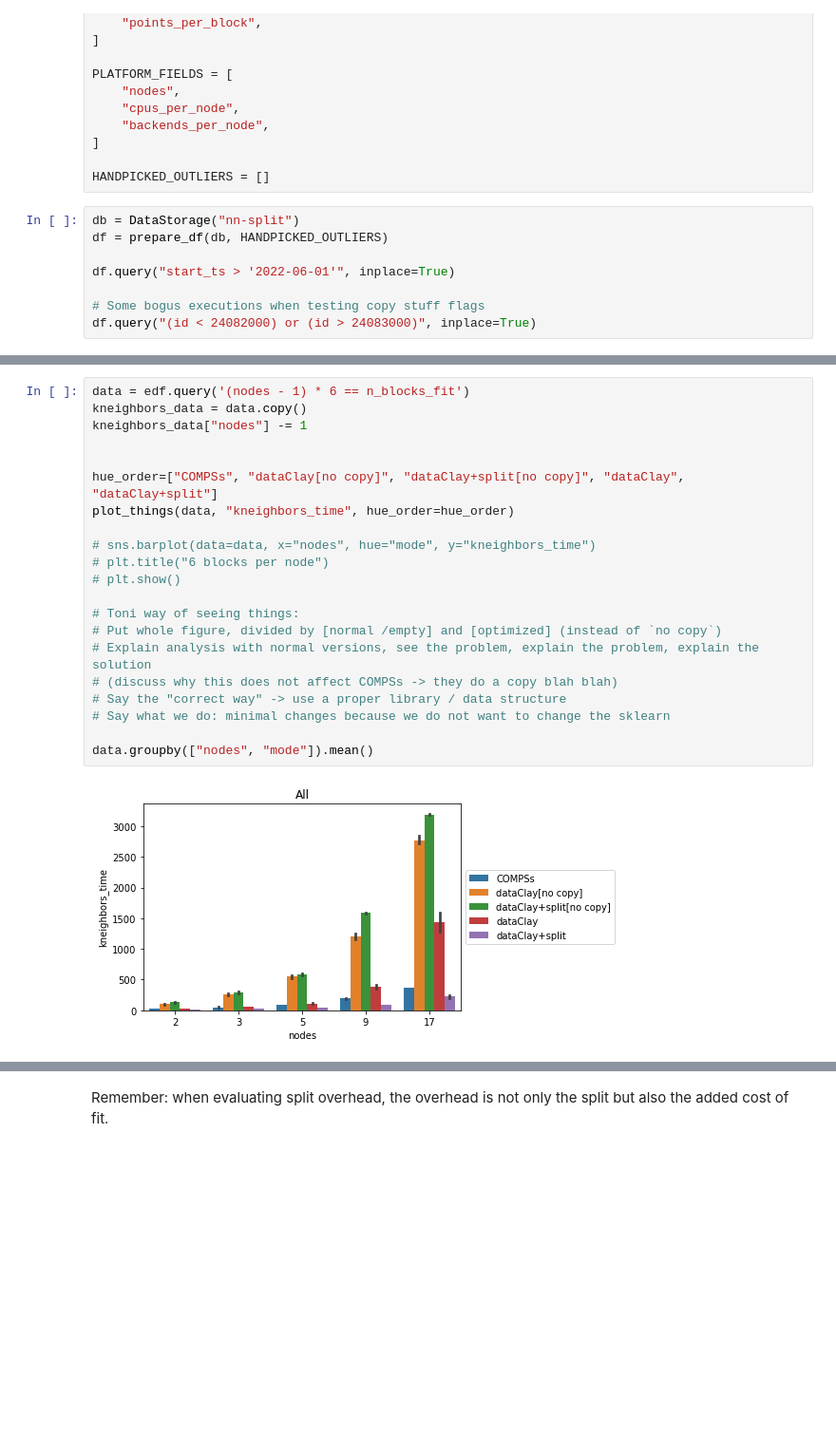
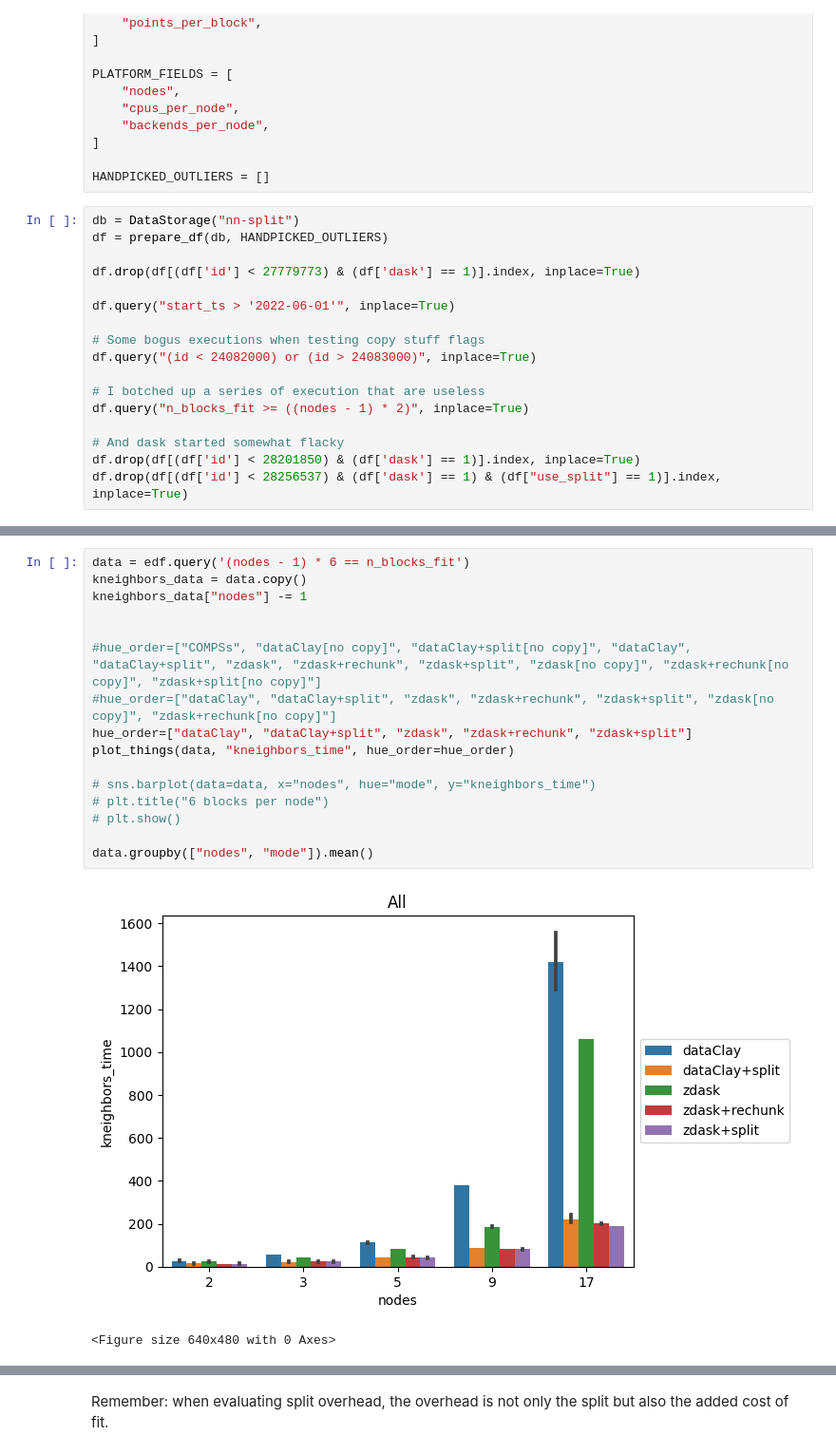
Before and after one commit to bsc-dom/split-miniapps, a Jupyter notebook: analysis/neighbors.ipynb, the cells around one changed output, grey strips where cells are left out. Shown: that part at 95% size. Saved outputs shown, nothing was run; the diff lists cells and outputs as text; blank space fills up the shorter version.

Commit message:
updated analysis notebooks

```diff
--- a/analysis/neighbors.ipynb
+++ b/analysis/neighbors.ipynb
@@ -20,11 +20,20 @@ HANDPICKED_OUTLIERS = []
 # %%
 db = DataStorage("nn-split")
 df = prepare_df(db, HANDPICKED_OUTLIERS)
+
+df.drop(df[(df['id'] < 27779773) & (df['dask'] == 1)].index, inplace=True)
 
 df.query("start_ts > '2022-06-01'", inplace=True)
 
 # Some bogus executions when testing copy stuff flags
 df.query("(id < 24082000) or (id > 24083000)", inplace=True)
+
+# I botched up a series of execution that are useless
+df.query("n_blocks_fit >= ((nodes - 1) * 2)", inplace=True)
+
+# And dask started somewhat flacky
+df.drop(df[(df['id'] < 28201850) & (df['dask'] == 1)].index, inplace=True)
+df.drop(df[(df['id'] < 28256537) & (df['dask'] == 1) & (df["use_split"] == 1)].index, inplace=True)
 # %%
 edf = df.explode("kneighbors_time").sort_values('mode')
 edf['kneighbors_time'] = edf['kneighbors_time'].astype(float)
@@ -35,23 +45,19 @@ edf['nodes'] = edf['nodes'].astype(int)
 # %%
 data = edf.query('(nodes - 1) * 6 == n_blocks_fit')
 kneighbors_data = data.copy()
 kneighbors_data["nodes"] -= 1
 
 
-hue_order=["COMPSs", "dataClay[no copy]", "dataClay+split[no copy]", "dataClay", "dataClay+split"]
+#hue_order=["COMPSs", "dataClay[no copy]", "dataClay+split[no copy]", "dataClay", "dataClay+split", "zdask", "zdask+rechunk", "zdask+split", "zdask[no copy]", "zdask+rechunk[no copy]", "zdask+split[no copy]"]
+#hue_order=["dataClay", "dataClay+split", "zdask", "zdask+rechunk", "zdask+split", "zdask[no copy]", "zdask+rechunk[no copy]"]
+hue_order=["dataClay", "dataClay+split", "zdask", "zdask+rechunk", "zdask+split"]
 plot_things(data, "kneighbors_time", hue_order=hue_order)
 
 # sns.barplot(data=data, x="nodes", hue="mode", y="kneighbors_time")
 # plt.title("6 blocks per node")
 # plt.show()
 
-# Toni way of seeing things:
-# Put whole figure, divided by [normal /empty] and [optimized] (instead of `no copy`)
-# Explain analysis with normal versions, see the problem, explain the problem, explain the solution
-# (discuss why this does not affect COMPSs -> they do a copy blah blah)
-# Say the "correct way" -> use a proper library / data structure
-# Say what we do: minimal changes because we do not want to change the sklearn
-
 data.groupby(["nodes", "mode"]).mean()
 # %% [output]
-[figure, old version]
+[figure, new version]
+<Figure size 640x480 with 0 Axes>
```
Also changed, not shown: parts of 17 cells of this notebook, 18 other files.
